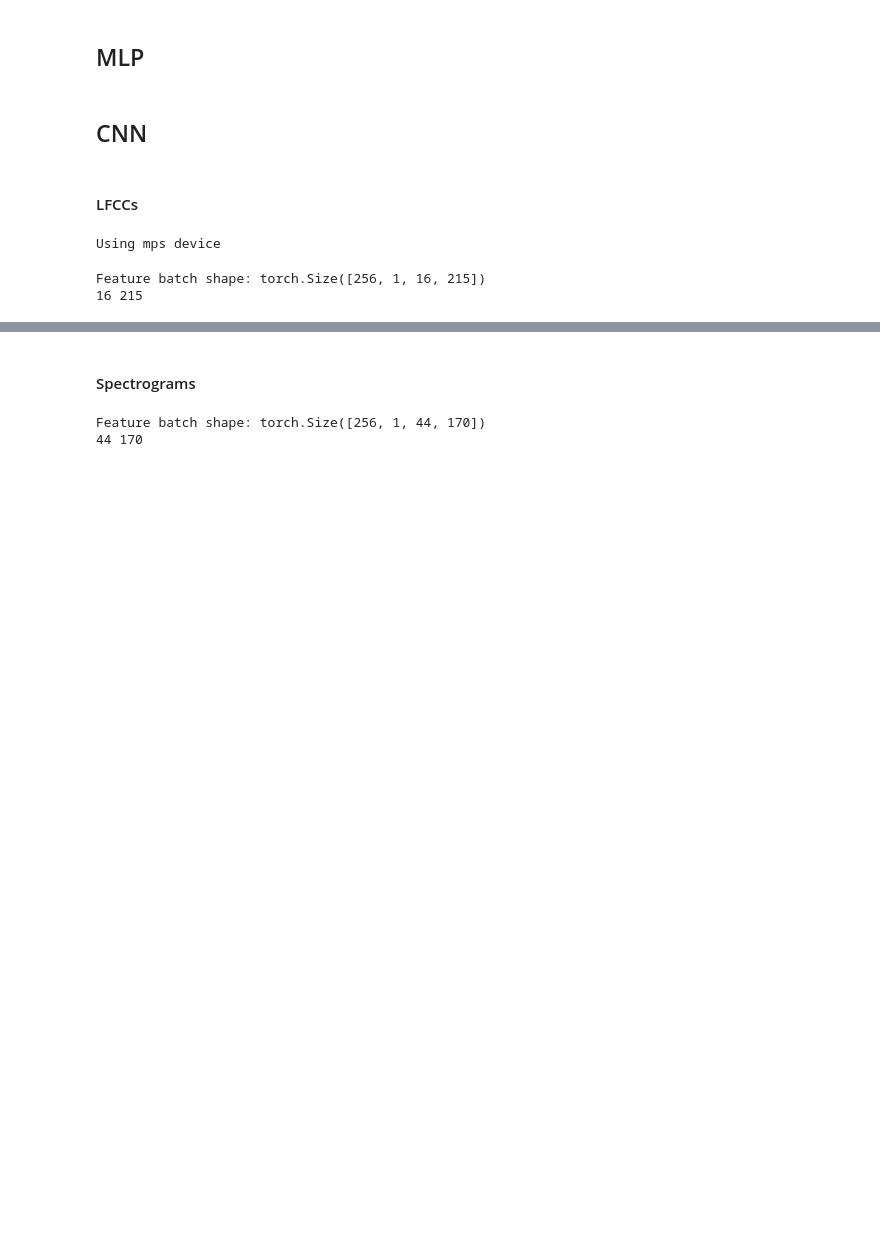
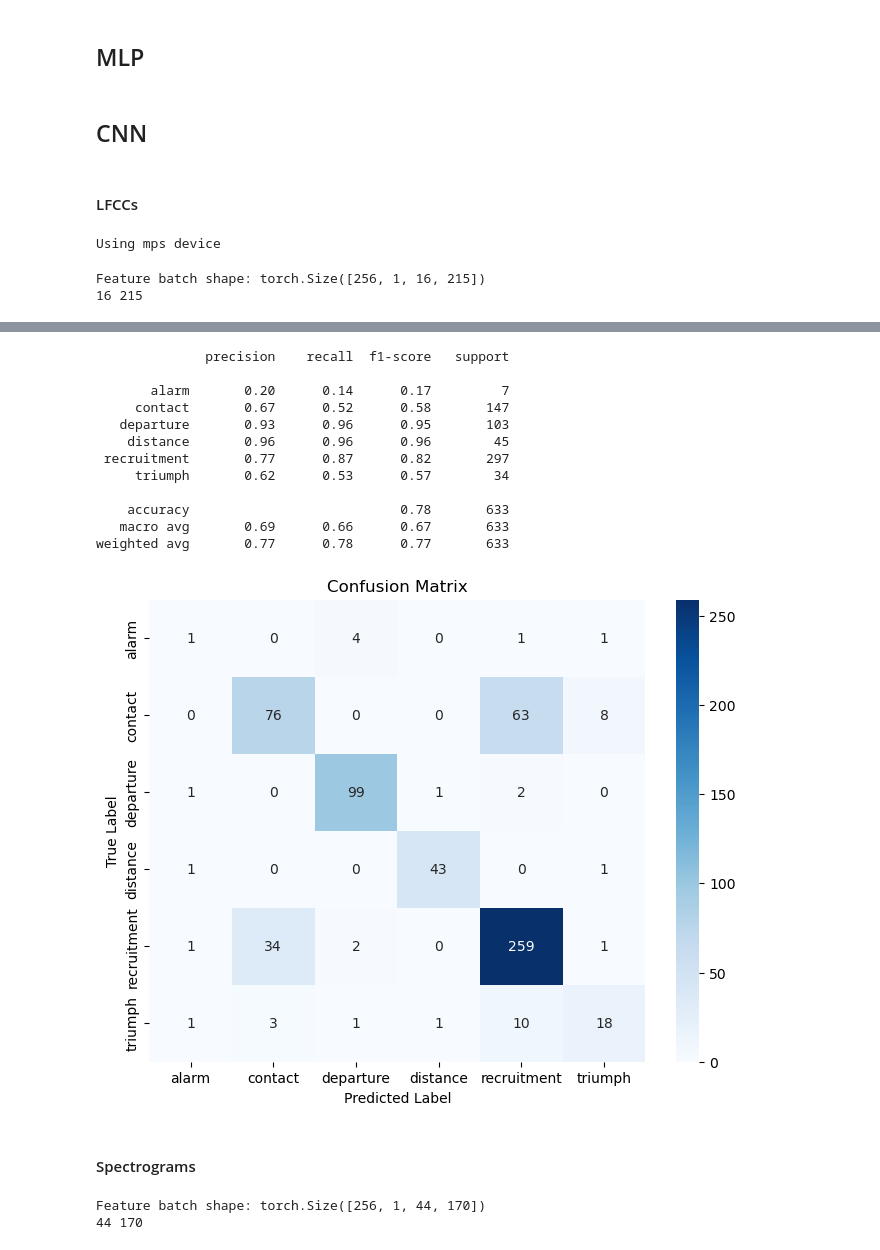
Before and after one commit to lgies23/GooseVocalizations---Thesis-code, a Jupyter notebook: classify_call_types.ipynb, the cells around one changed output, grey strips where cells are left out. Drawn from its saved outputs; the diff is of its cells as text; code cells hidden in the pictures; blank space fills up the shorter version.

```diff
--- a/classify_call_types.ipynb
+++ b/classify_call_types.ipynb
@@ -306,7 +665,7 @@ P-value: 0.00000000
 # %%
 LEARNING_RATE = 1e-3
 BATCH_SIZE = 256
-N_EPOCHS = 100
+N_EPOCHS = 5
 # %%
 device = (
     "cuda"
@@ -322,10 +681,22 @@ Using mps device
 le = LabelEncoder()
 le.fit(calls_df["call_type"])
 calls_df["encoded_call_type"] = le.transform(calls_df["call_type"])
+# %%
+lfccs_flat = np.array([x.flatten() for x in calls_df['log_padded_lfccs']])
+
+scaler = StandardScaler()
+lfccs_scaled = scaler.fit_transform(lfccs_flat)
+
+# Reshape to original dimensions
+n_samples, height, width = len(calls_df), calls_df['log_padded_lfccs'][0].shape[0], calls_df['log_padded_lfccs'][0].shape[1]
+lfccs_scaled = lfccs_scaled.reshape(n_samples, height, width)
+
+# Assign the scaled features back to the DataFrame if needed
+calls_df['log_padded_lfccs_scaled'] = list(lfccs_scaled)
 # %%
 class LFCCDataset(Dataset):
     def __init__(self, df):
-        self.features = np.array(df['log_padded_lfccs'].tolist(), dtype=np.float32)  # Shape: (n_samples, 16, 215)
+        self.features = np.array(df['log_padded_lfccs_scaled'].tolist(), dtype=np.float32)  # Shape: (n_samples, 16, 215)
         self.labels = np.array(df['encoded_call_type'], dtype=np.int64)  # Shape: (n_samples,)
 
     def __len__(self):
@@ -337,13 +708,13 @@ class LFCCDataset(Dataset):
         x = x[np.newaxis, ...] # Add channel dimension -> Shape: (1, 16, 215)
         return torch.tensor(x), torch.tensor(y)
 
-ds = LFCCDataset(calls_df)
+ds_lfcc = LFCCDataset(calls_df)
 
-num_items = len(ds)
+num_items = len(ds_lfcc)
 num_train = round(num_items * 0.8)
 num_val = round(num_items * 0.1)
 num_test = num_items - num_train - num_val
-train_ds, val_ds, test_ds = random_split(ds, [num_train, num_val, num_test])
+train_ds, val_ds, test_ds = random_split(ds_lfcc, [num_train, num_val, num_test])
 
 train_dl = DataLoader(train_ds, batch_size=BATCH_SIZE, shuffle=True)
 val_dl = DataLoader(val_ds, batch_size=BATCH_SIZE, shuffle=False)
@@ -484,0 +748,17 @@ weighted avg       0.75      0.76      0.75       633
+# %%
+# Instantiate model
+n_classes = 6
+model = LFCCCNN(n_classes)
+
+# Loss and Optimizer
+loss_criterion = nn.CrossEntropyLoss()
+optimizer = optim.Adam(model.parameters(), lr=LEARNING_RATE)
+model.to(device)
+
+# Train
+n_epochs = N_EPOCHS
+train_model(model, n_epochs, train_dl, device, optimizer, loss_criterion)
+
+# Evaluate
+val_targets, val_predictions, _ = test_model(model, val_dl, device)
+print(f"Validation Accuracy: {accuracy_score(val_targets, val_predictions):.4f}")
@@ -485,2 +772,18 @@ weighted avg       0.75      0.76      0.75       633
+# %%
+evaluate_model(model, test_dl, device, le, num_classes=6)
+# %% [output]
+              precision    recall  f1-score   support
+
+       alarm       0.20      0.14      0.17         7
+     contact       0.67      0.52      0.58       147
+   departure       0.93      0.96      0.95       103
+    distance       0.96      0.96      0.96        45
+ recruitment       0.77      0.87      0.82       297
+     triumph       0.62      0.53      0.57        34
+
+    accuracy                           0.78       633
+   macro avg       0.69      0.66      0.67       633
+weighted avg       0.77      0.78      0.77       633
+[figure, added]
 # %% [markdown]
 #### Spectrograms
```
Also changed, not shown: parts of 31 cells of this notebook, 2 other files.
